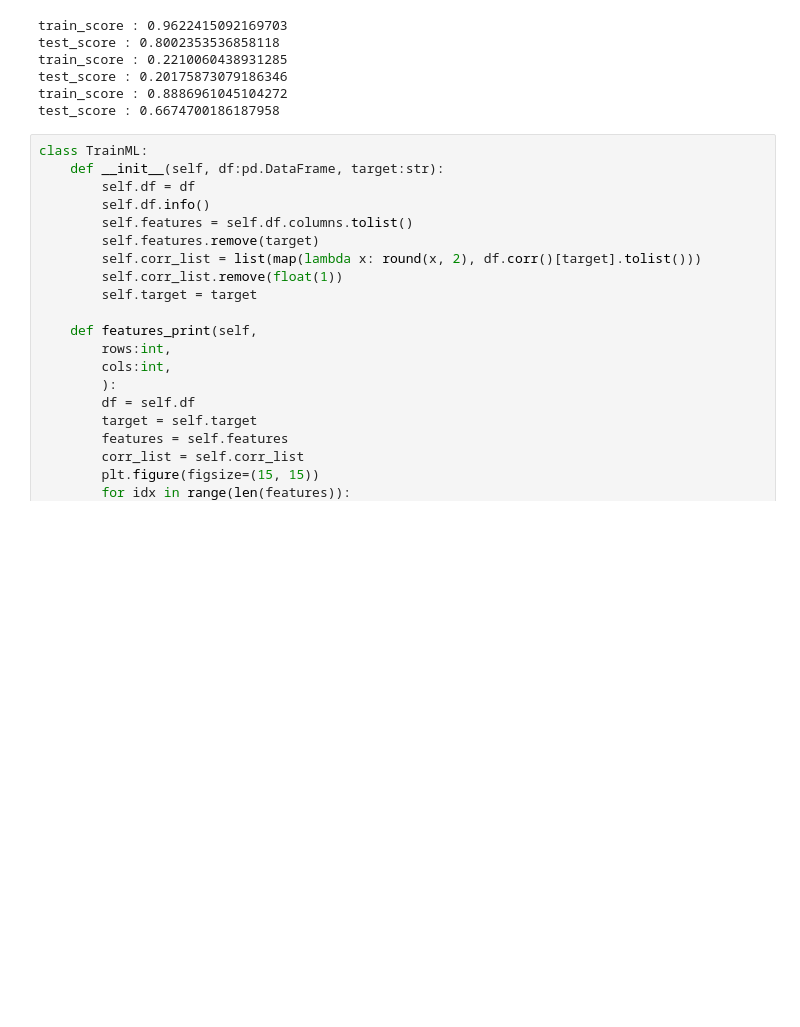
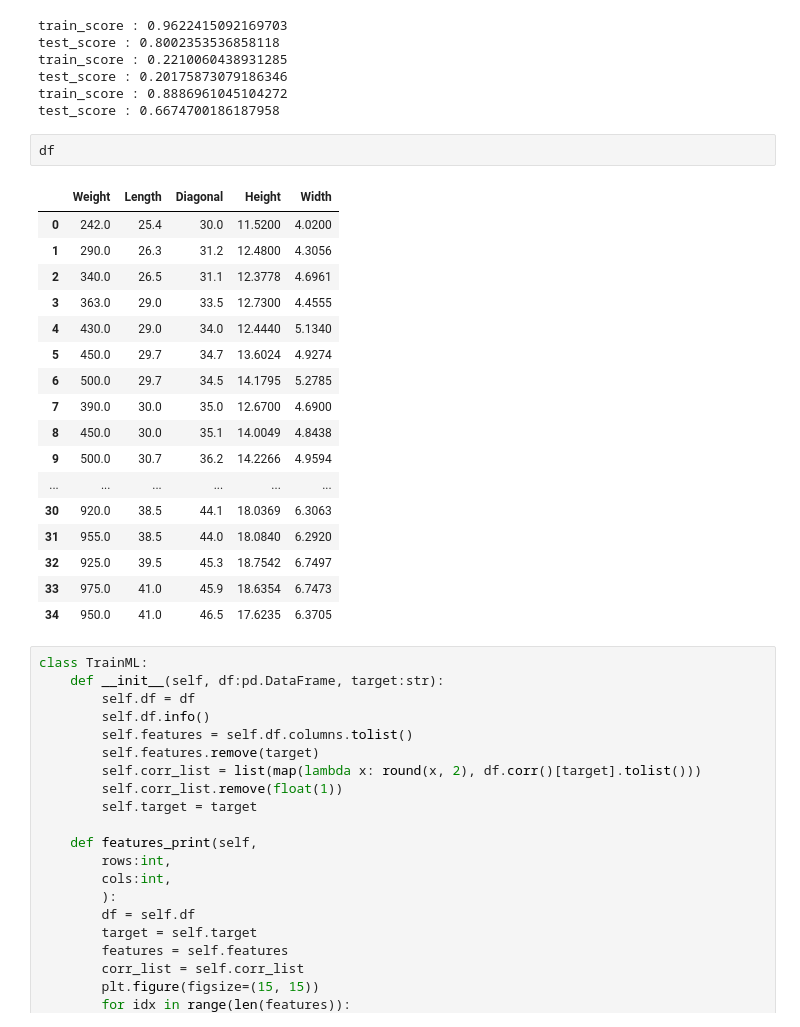
Before and after one commit to MokaSoda/KDT5_MLPractice, a Jupyter notebook: 20240228/ex_multi_LinearRegression.ipynb, the cells around one changed output. Cells and saved outputs as stored; diff of their text form; blank space fills up the shorter version.

```diff
--- a/20240228/ex_multi_LinearRegression.ipynb
+++ b/20240228/ex_multi_LinearRegression.ipynb
@@ -185,6 +185,26 @@ train_score : 0.2210060438931285
 test_score : 0.20175873079186346
 train_score : 0.8886961045104272
 test_score : 0.6674700186187958
+# %%
+df
+# %% [output]
+|  | Weight | Length | Diagonal | Height | Width |
+| 0 | 242.0 | 25.4 | 30.0 | 11.5200 | 4.0200 |
+| 1 | 290.0 | 26.3 | 31.2 | 12.4800 | 4.3056 |
+| 2 | 340.0 | 26.5 | 31.1 | 12.3778 | 4.6961 |
+| 3 | 363.0 | 29.0 | 33.5 | 12.7300 | 4.4555 |
+| 4 | 430.0 | 29.0 | 34.0 | 12.4440 | 5.1340 |
+| 5 | 450.0 | 29.7 | 34.7 | 13.6024 | 4.9274 |
+| 6 | 500.0 | 29.7 | 34.5 | 14.1795 | 5.2785 |
+| 7 | 390.0 | 30.0 | 35.0 | 12.6700 | 4.6900 |
+| 8 | 450.0 | 30.0 | 35.1 | 14.0049 | 4.8438 |
+| 9 | 500.0 | 30.7 | 36.2 | 14.2266 | 4.9594 |
+| ... | ... | ... | ... | ... | ... |
+| 30 | 920.0 | 38.5 | 44.1 | 18.0369 | 6.3063 |
+| 31 | 955.0 | 38.5 | 44.0 | 18.0840 | 6.2920 |
+| 32 | 925.0 | 39.5 | 45.3 | 18.7542 | 6.7497 |
+| 33 | 975.0 | 41.0 | 45.9 | 18.6354 | 6.7473 |
+| 34 | 950.0 | 41.0 | 46.5 | 17.6235 | 6.3705 |
 # %%
 class TrainML:
     def __init__(self, df:pd.DataFrame, target:str):
```
Also changed, not shown: 23 other files.
